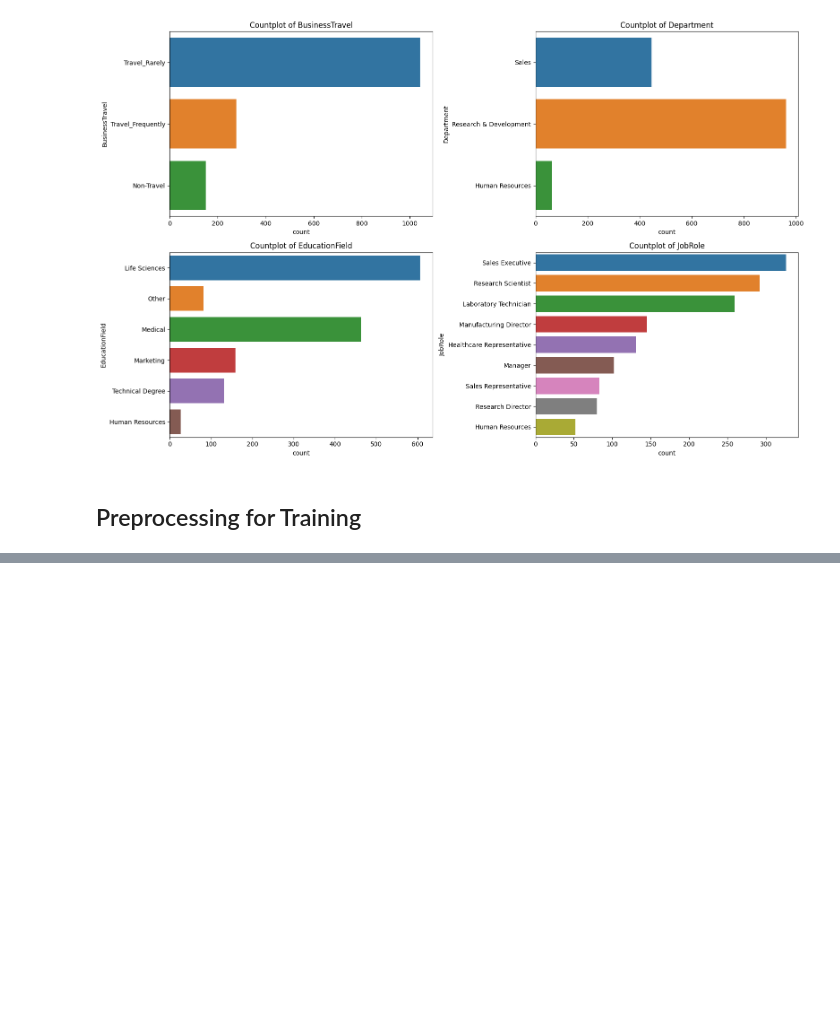
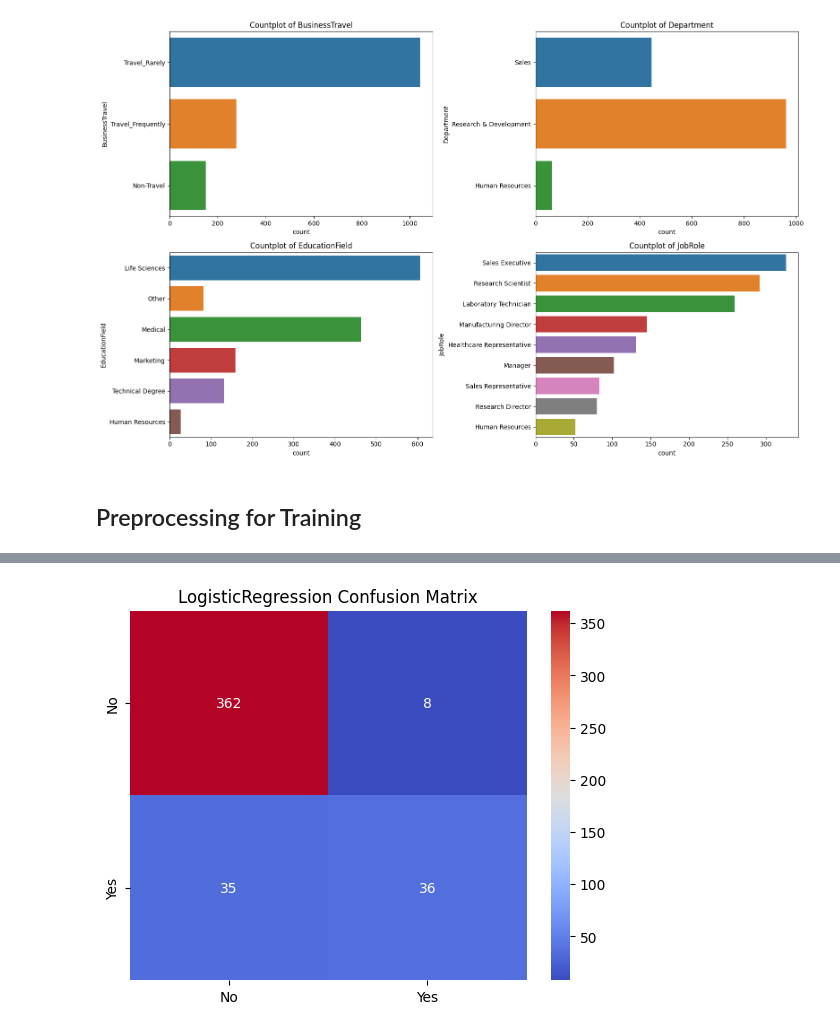
Before and after one commit to korayyildirim/DataAnalysisProjects, a Jupyter notebook: employeeAttrition.ipynb, the cells around one changed output, grey strips where cells are left out. Cells and saved outputs as stored; diff of their text form; code cells hidden in the pictures; blank space fills up the shorter version.

Commit message:
Added ML Model training and finishing touches

```diff
--- a/employeeAttrition.ipynb
+++ b/employeeAttrition.ipynb
@@ -123,0 +209,5 @@ plt.show()
+# %%
+#Combining encoded and numerical values together again
+
+df_to_train = pd.concat([df[num_list],df_encoded],axis=1)
+df_to_train.head()
@@ -123,0 +222,6 @@ plt.show()
+# %%
+#Splitting Values into test and train data
+y= df["Attrition"]
+X = df_to_train
+
+X_train,X_test,y_train,y_test=train_test_split(X,y,test_size=0.3,stratify=y)
@@ -123,0 +230,4 @@ plt.show()
+# %%
+#Logisticregression
+lr = LogisticRegression(max_iter=1000)
+lr.fit(X_train,y_train)
@@ -123,0 +236,10 @@ plt.show()
+# %%
+#Calculating Score Metrics
+y_pred_lr=lr.predict(X_test)
+accuracy_lr=accuracy_score(y_test,y_pred_lr)
+conf_matrix= confusion_matrix(y_test,y_pred_lr)
+y_proba_lr = lr.predict_proba(X_test)[:,1]
+roc_score = roc_auc_score(y_test,y_proba_lr)
+print(f'Accuracy Logistic Regression: {accuracy_lr:.2f}')
+print(f'ROC AUC Logistic Regression: {roc_score:.2f}')
+print(classification_report(y_test,y_pred_lr))
@@ -123,0 +257,7 @@ plt.show()
+# %%
+# Now lets visualize the metrics
+sns.heatmap(conf_matrix,annot=True,fmt='d',cmap='coolwarm',xticklabels=['No','Yes'],yticklabels=['No','Yes'])
+plt.title("LogisticRegression Confusion Matrix")
+plt.show()
+# %% [output]
+[figure, added]
```
Also changed, not shown: parts of 30 cells of this notebook.
